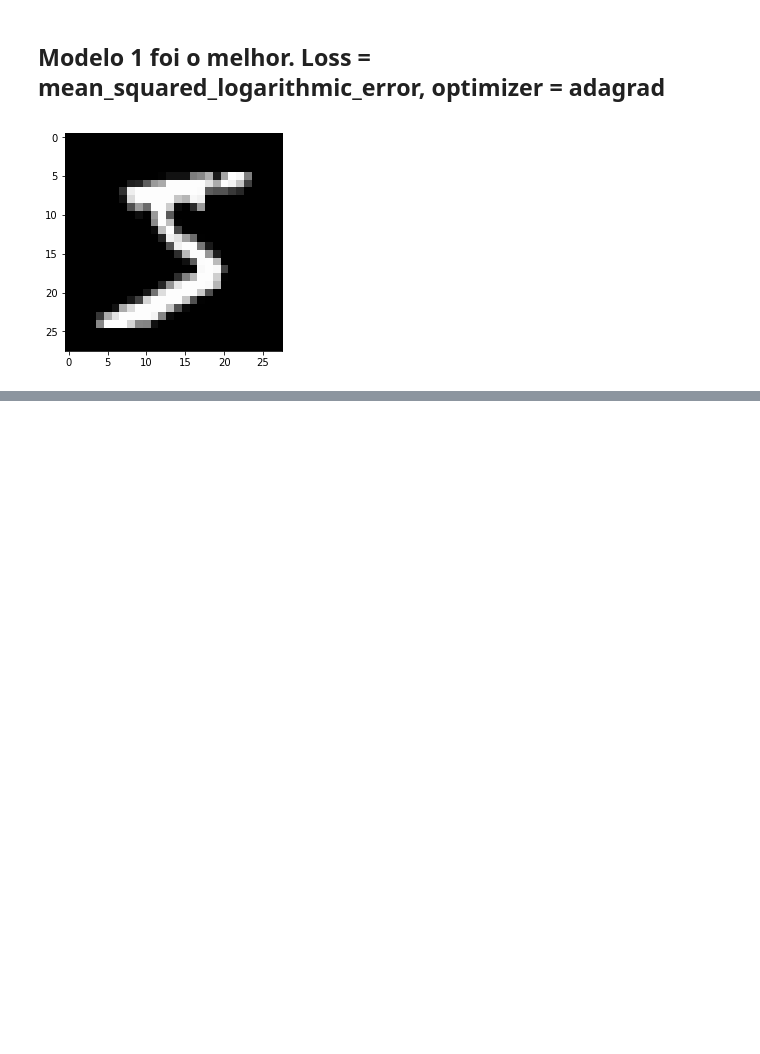
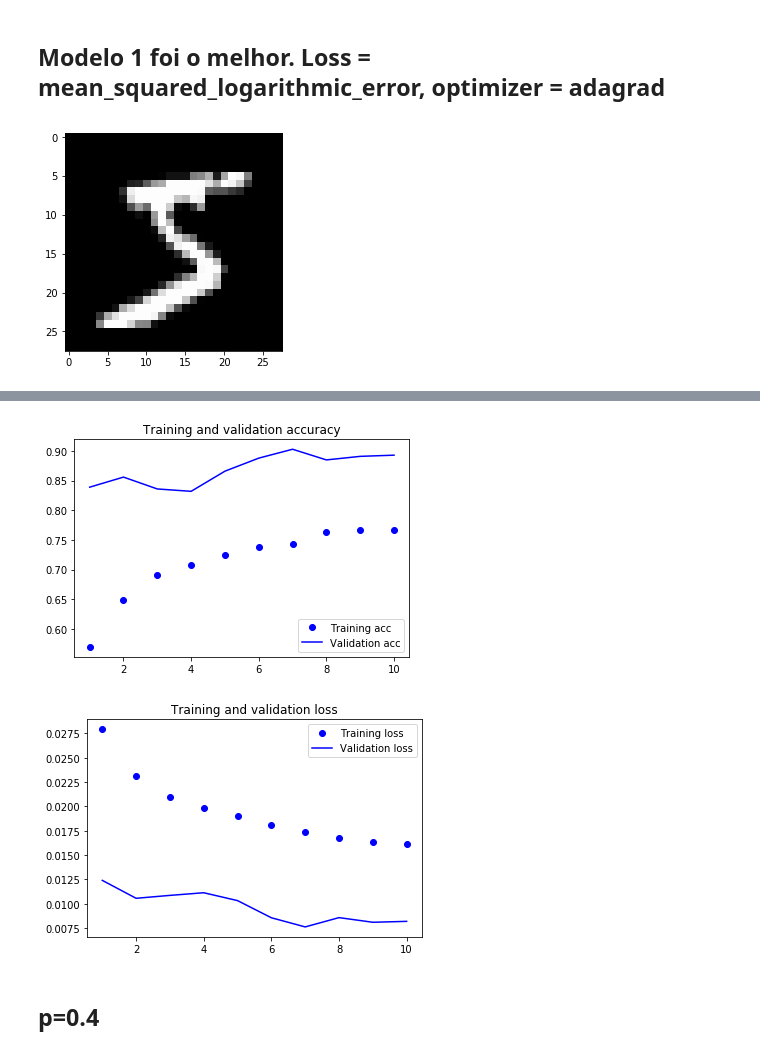
Before and after one commit to yaagocruuz/Topicos3, a Jupyter notebook: Lista3.ipynb, the cells around one changed output, grey strips where cells are left out. Saved outputs shown, nothing was run; the diff lists cells and outputs as text; code cells hidden in the pictures; blank space fills up the shorter version.

```diff
--- a/Lista3.ipynb
+++ b/Lista3.ipynb
@@ -711,8 +713,11 @@ modelf.add(layers.MaxPooling2D((2, 2)))
 modelf.add(layers.Conv2D(filters = 64, kernel_size=(3, 3), activation='relu'))
 modelf.add(layers.MaxPooling2D((2, 2)))
 modelf.add(layers.Conv2D(filters = 64, kernel_size=(3, 3), activation='relu'))
+
 modelf.add(layers.Flatten()) # Output_shape=(None, 3*3*64)
-modelf.add(layers.Dropout(0.5))
+
+modelf.add(layers.Dropout(0.3))
+
 modelf.add(layers.Dense(units= 64, activation='relu'))
 modelf.add(layers.Dense(units=10, activation='softmax'))
 # %%
@@ -728,6 +733,6 @@ shear_range=0.2,
 zoom_range=0.2,
 horizontal_flip=True,)
 
-history = model.fit_generator(datagen.flow(X_train, X_train_labels, batch_size=12), epochs=5, validation_data=(X_valid, X_valid_labels))
+historyf = modelf.fit_generator(datagen.flow(X_train, X_train_labels, batch_size=20), epochs=10, validation_data=(X_valid, X_valid_labels))
 #Generate batches of tensor image data with real-time data augmentation. (6000/12 = 500)
 # %% [output]
@@ -749,0 +765,21 @@ test_accf
+# %%
+acc = historyf.history['acc']
+val_acc = historyf.history['val_acc']
+loss = historyf.history['loss']
+val_loss = historyf.history['val_loss']
+epochs = range(1, len(acc) + 1)
+plt.plot(epochs, acc, 'bo', label='Training acc')
+plt.plot(epochs, val_acc, 'b', label='Validation acc')
+plt.title('Training and validation accuracy')
+plt.legend()
+plt.figure()
+plt.plot(epochs, loss, 'bo', label='Training loss')
+plt.plot(epochs, val_loss, 'b', label='Validation loss')
+plt.title('Training and validation loss')
+plt.legend()
+plt.show()
+# %% [output]
+[figure, added]
+[figure, added]
+# %% [markdown]
+## p=0.4
```
Also changed, not shown: parts of 16 cells of this notebook, 4 other files.
